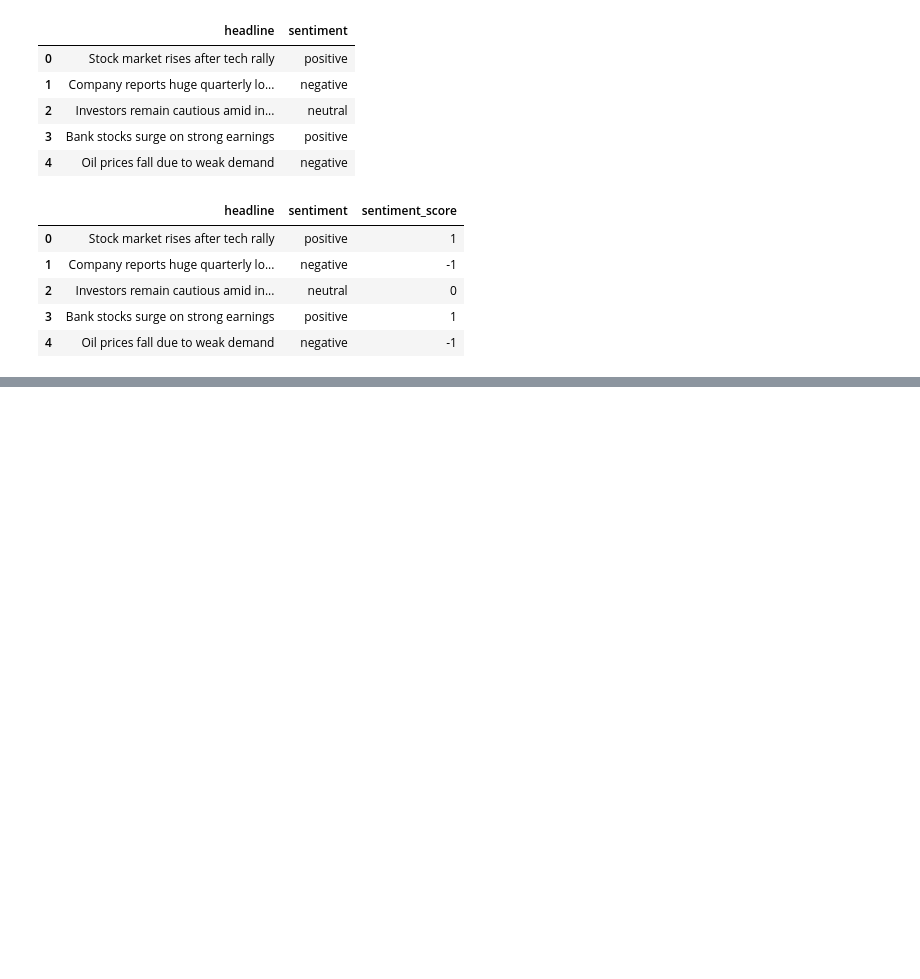
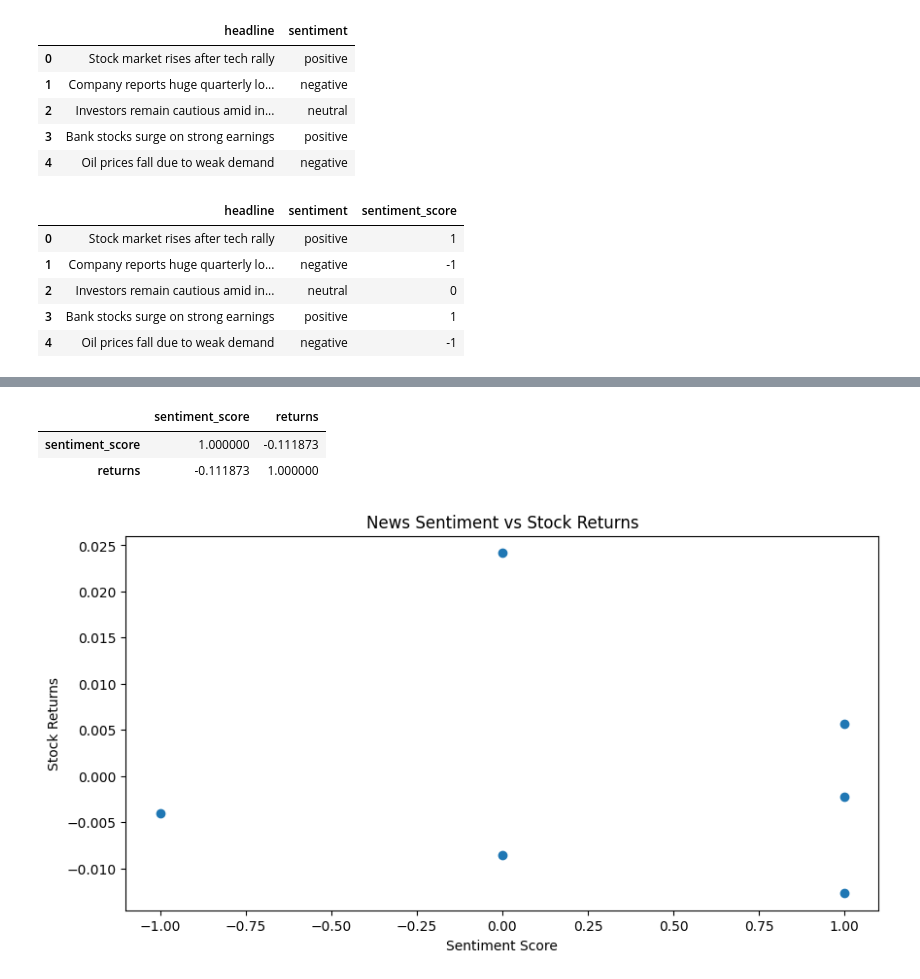
Before and after one commit to LidiyaMulachew/news-sentiment-analysis, a Jupyter notebook: notebooks/task3_sentiment_analysis.ipynb, the cells around one changed output, grey strips where cells are left out. Drawn from its saved outputs; the diff is of its cells as text; code cells hidden in the pictures; blank space fills up the shorter version.

Commit message:
feat: complete task 3 sentiment and return analysis

```diff
--- a/notebooks/task3_sentiment_analysis.ipynb
+++ b/notebooks/task3_sentiment_analysis.ipynb
@@ -54,0 +141,4 @@ df_news.head()
+# %%
+df_stock["Date"] = pd.to_datetime(df_stock["Date"])
+
+df_stock.head()
@@ -54,0 +152,4 @@ df_news.head()
+# %%
+df_stock["returns"] = df_stock["Close"].pct_change()
+
+df_stock.head()
@@ -54,0 +163,4 @@ df_news.head()
+# %%
+daily_sentiment = df_news.groupby("date")["sentiment_score"].mean().reset_index()
+
+daily_sentiment.head()
@@ -54,0 +174,10 @@ df_news.head()
+# %%
+merged = pd.merge(
+    df_stock,
+    daily_sentiment,
+    left_on="Date",
+    right_on="date",
+    how="inner"
+)
+
+merged.head()
@@ -54,0 +191,18 @@ df_news.head()
+# %%
+merged[["sentiment_score", "returns"]].corr()
+# %% [output]
+|  | sentiment_score | returns |
+| sentiment_score | 1.000000 | -0.111873 |
+| returns | -0.111873 | 1.000000 |
+# %%
+plt.figure(figsize=(10,5))
+
+plt.scatter(merged["sentiment_score"], merged["returns"])
+
+plt.title("News Sentiment vs Stock Returns")
+plt.xlabel("Sentiment Score")
+plt.ylabel("Stock Returns")
+
+plt.show()
+# %% [output]
+[figure, added]
```
Also changed, not shown: parts of 15 cells of this notebook.
